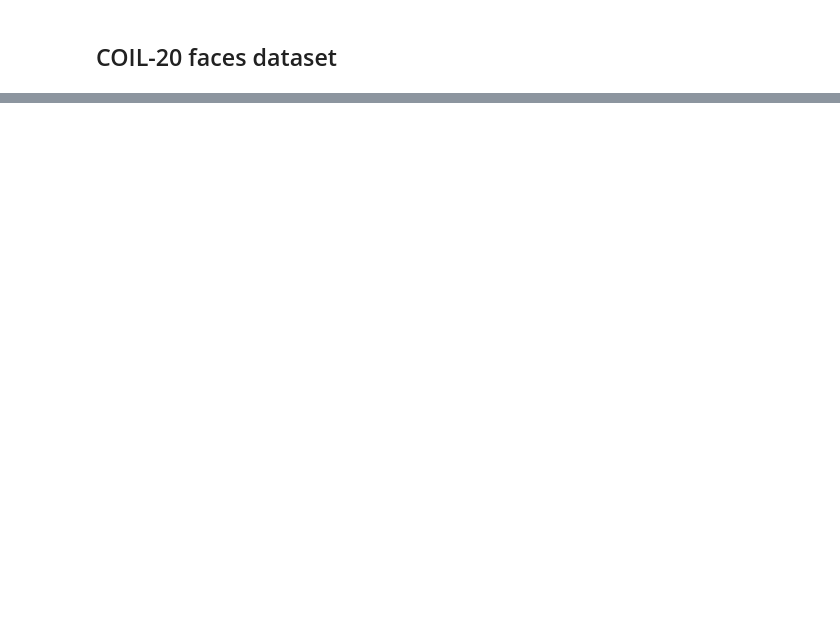
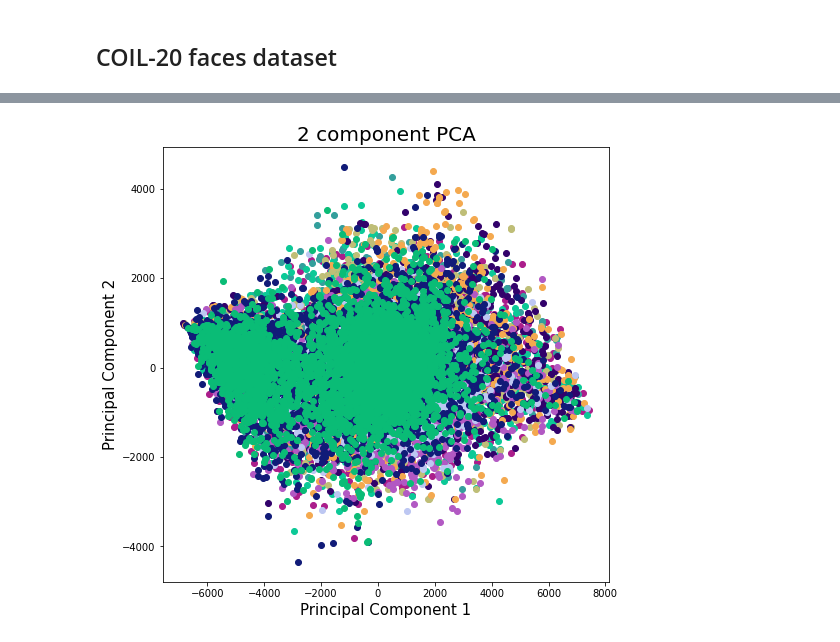
Before and after one commit to kjain1810/t-SNE, a Jupyter notebook: PCA.ipynb, the cells around one changed output, grey strips where cells are left out. Cells and saved outputs as stored; diff of their text form; code cells hidden in the pictures; blank space fills up the shorter version.

Commit message:
Added animals dataset

```diff
--- a/PCA.ipynb
+++ b/PCA.ipynb
@@ -89,0 +172,3 @@ plotPCA(principalDf, labelsList, 5)
+# %%
+files = [f for f in os.listdir("animals-10/training")]
+print(files[0:10])
@@ -89,0 +177,22 @@ plotPCA(principalDf, labelsList, 5)
+# %%
+standardScaler = StandardScaler()
+pca = PCA(n_components=2)
+images = []
+tag = []
+cnt = 0
+for file in files:
+    img = cv2.imread("./animals-10/training/"+file)
+    b, g, r = cv2.split(img)
+    b = b.flatten()
+    g = g.flatten()
+    r = r.flatten()
+    image_vector = b + g + r
+    images.append(image_vector)
+    tag.append(ord(file[0]) - 48)
+    cnt += 1
+images = np.array(images)
+print(images.shape)
+print(len(images))
+print(len(images[0]))
+transformed_images = pca.fit_transform(images)
+print(transformed_images)
@@ -89,0 +220,16 @@ plotPCA(principalDf, labelsList, 5)
+# %%
+fig = plt.figure(figsize = (8,8))
+ax = fig.add_subplot(1,1,1)
+ax.set_xlabel('Principal Component 1', fontsize = 15)
+ax.set_ylabel('Principal Component 2', fontsize = 15)
+ax.set_title('2 component PCA', fontsize = 20)
+for index in range(10):
+    here_x = []
+    here_y = []
+    for i in range(len(tag)):
+        if tag[i] == index:
+            here_x.append(transformed_images[i][0])
+            here_y.append(transformed_images[i][1])
+    ax.scatter(here_x, here_y, c = "#"+''.join([random.choice(list('ABCDEF0123456789')) for i in range(6)]))
+# %% [output]
+[figure, added]
```
Also changed, not shown: parts of 14 cells of this notebook, 2 other files.
